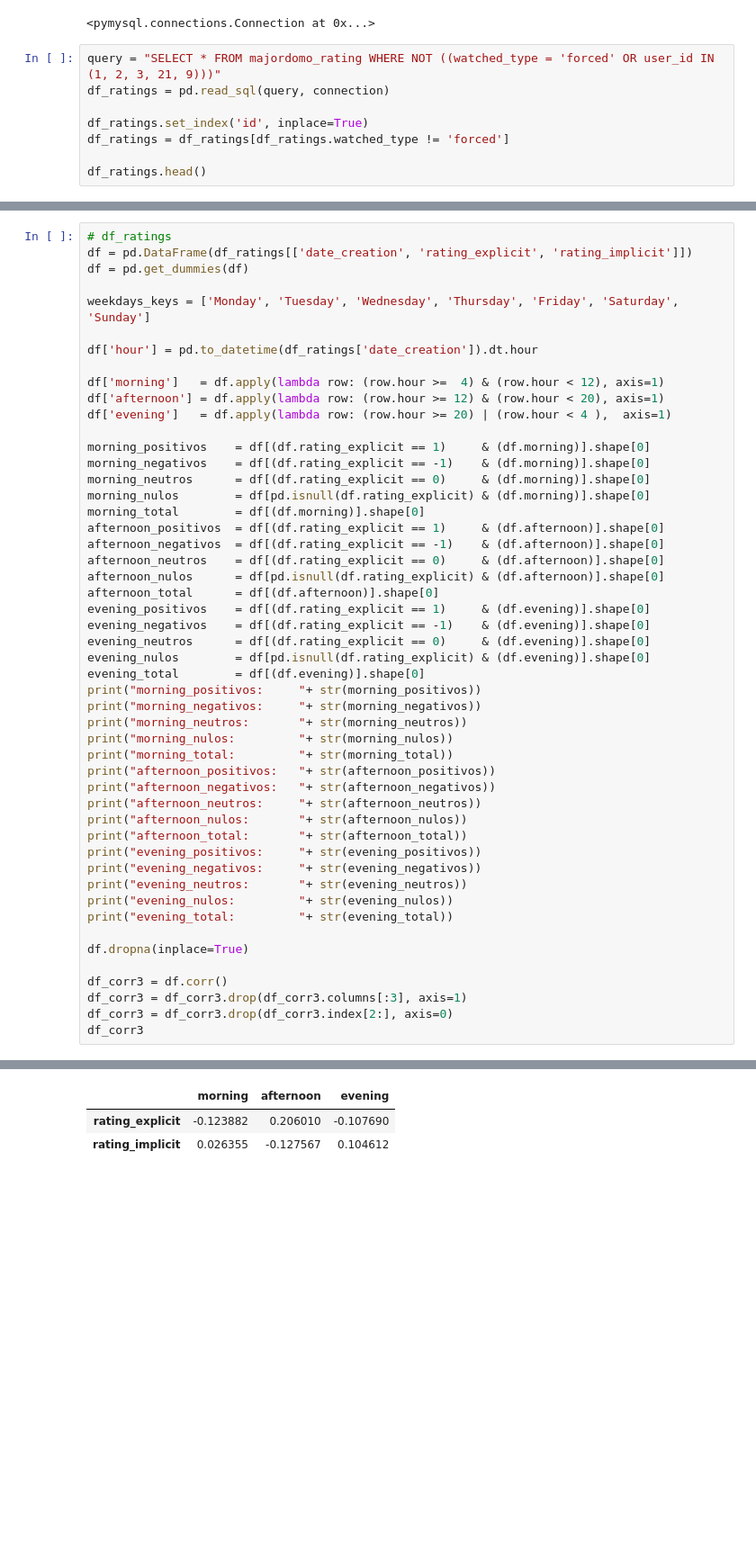
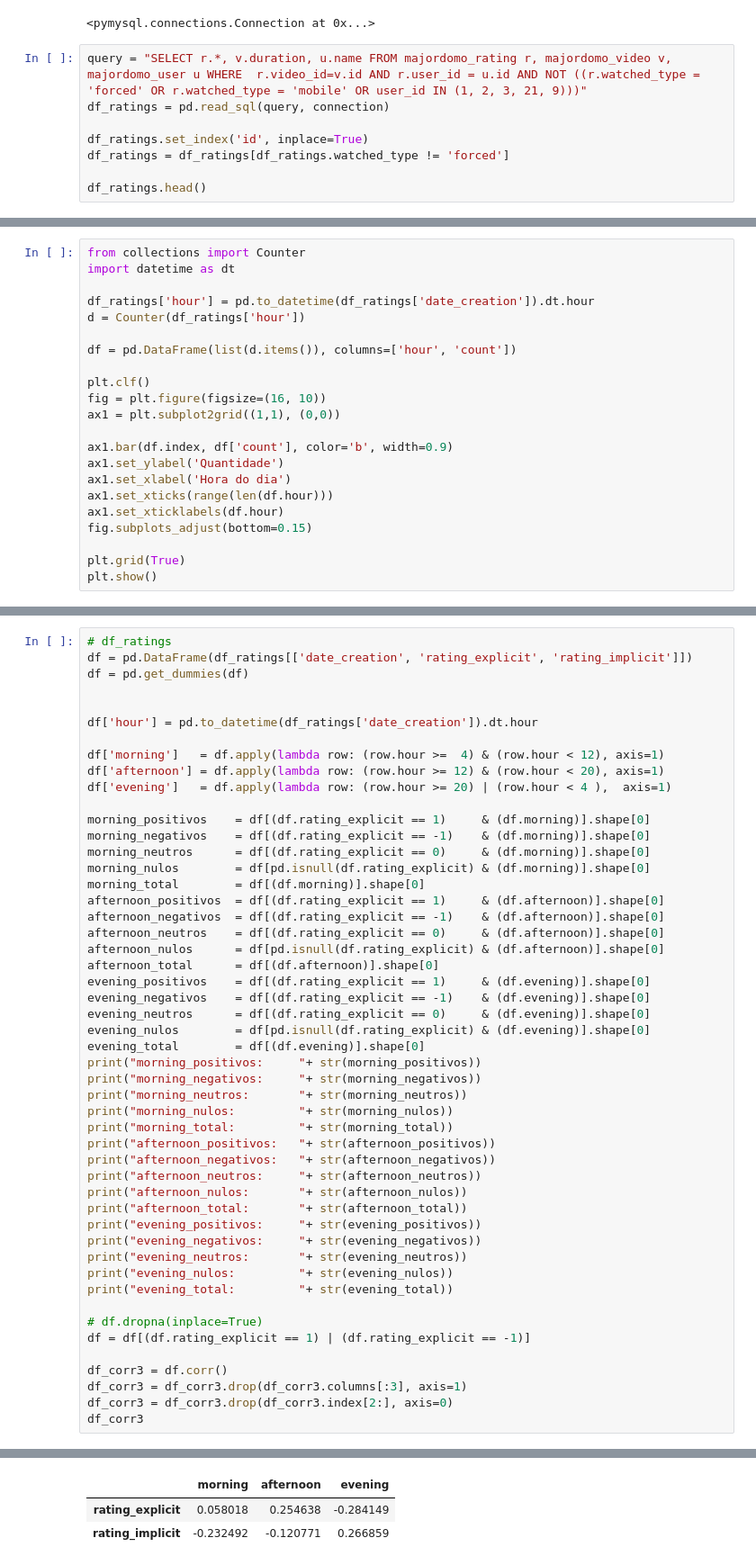
Before and after one commit to davidcampelo/tv4e-recommender, a Jupyter notebook: notebooks/recommender_features_analysis.ipynb, the cells around one changed output, grey strips where cells are left out. Shown: that part at 90% size. Drawn from its saved outputs; the diff is of its cells as text; blank space fills up the shorter version.

```diff
--- a/notebooks/recommender_features_analysis.ipynb
+++ b/notebooks/recommender_features_analysis.ipynb
@@ -16,7 +16,7 @@ connection
 # %% [output]
 <pymysql.connections.Connection at 0x...>
 # %%
-query = "SELECT * FROM majordomo_rating WHERE NOT ((watched_type = 'forced' OR user_id IN (1, 2, 3, 21, 9)))"
+query = "SELECT r.*, v.duration, u.name FROM majordomo_rating r, majordomo_video v, majordomo_user u WHERE  r.video_id=v.id AND r.user_id = u.id AND NOT ((r.watched_type = 'forced' OR r.watched_type = 'mobile' OR user_id IN (1, 2, 3, 21, 9)))"
 df_ratings = pd.read_sql(query, connection)
 
 df_ratings.set_index('id', inplace=True)
@@ -204,0 +206,22 @@ plt.show()
+# %%
+from collections import Counter
+import datetime as dt
+
+df_ratings['hour'] = pd.to_datetime(df_ratings['date_creation']).dt.hour
+d = Counter(df_ratings['hour'])
+
+df = pd.DataFrame(list(d.items()), columns=['hour', 'count'])
+
+plt.clf()
+fig = plt.figure(figsize=(16, 10))
+ax1 = plt.subplot2grid((1,1), (0,0))
+
+ax1.bar(df.index, df['count'], color='b', width=0.9)
+ax1.set_ylabel('Quantidade')
+ax1.set_xlabel('Hora do dia')
+ax1.set_xticks(range(len(df.hour)))
+ax1.set_xticklabels(df.hour)
+fig.subplots_adjust(bottom=0.15)
+
+plt.grid(True)
+plt.show()
@@ -308,7 +334,6 @@ weekend_total:        58
 df = pd.DataFrame(df_ratings[['date_creation', 'rating_explicit', 'rating_implicit']])
 df = pd.get_dummies(df)
 
-weekdays_keys = ['Monday', 'Tuesday', 'Wednesday', 'Thursday', 'Friday', 'Saturday', 'Sunday']
 
 df['hour'] = pd.to_datetime(df_ratings['date_creation']).dt.hour
 
@@ -347,7 +372,8 @@ print("evening_neutros:       "+ str(evening_neutros))
 print("evening_nulos:         "+ str(evening_nulos))
 print("evening_total:         "+ str(evening_total))
 
-df.dropna(inplace=True)
+# df.dropna(inplace=True)
+df = df[(df.rating_explicit == 1) | (df.rating_explicit == -1)]
 
 df_corr3 = df.corr()
 df_corr3 = df_corr3.drop(df_corr3.columns[:3], axis=1)
@@ -372,3 +398,3 @@ evening_total:         117
 |  | morning | afternoon | evening |
-| rating_explicit | -0.123882 | 0.206010 | -0.107690 |
-| rating_implicit | 0.026355 | -0.127567 | 0.104612 |
+| rating_explicit | 0.058018 | 0.254638 | -0.284149 |
+| rating_implicit | -0.232492 | -0.120771 | 0.266859 |
```
Also changed, not shown: parts of 21 cells of this notebook.
